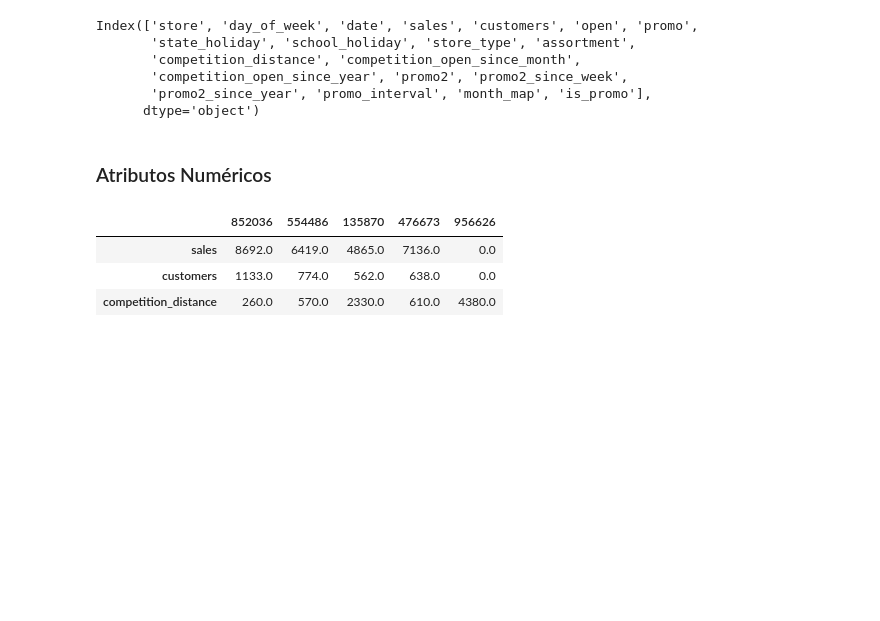
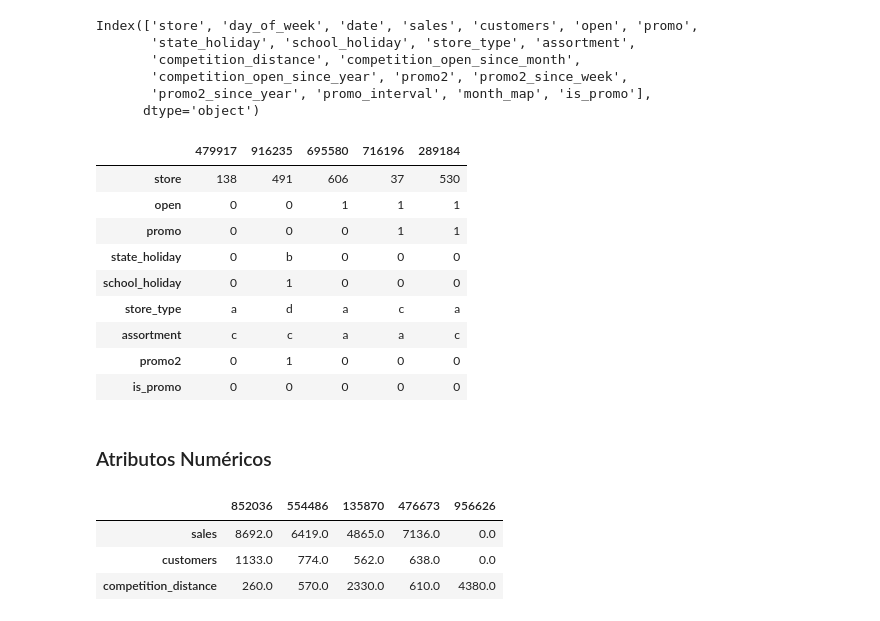
Before and after one commit to ricardosilvabr/rossmann-predict-sales, a Jupyter notebook: notebooks/v1_store_sales_prediction.ipynb, the cells around one changed output. Saved outputs shown, nothing was run; the diff lists cells and outputs as text; code cells hidden in the pictures; blank space fills up the shorter version.

```diff
--- a/notebooks/v1_store_sales_prediction.ipynb
+++ b/notebooks/v1_store_sales_prediction.ipynb
@@ -309,12 +325,33 @@ Index(['store', 'day_of_week', 'date', 'sales', 'customers', 'open', 'promo',
        'promo2_since_year', 'promo_interval', 'month_map', 'is_promo'],
       dtype='object')
 # %%
-num_attributes = df1[['sales', 'customers', 'competition_distance']]
+cat_class = ['nominal', 'ordinal']
+cat_dict = df_dict[df_dict.classe.isin(cat_class)]
+cat_list = list(df_dict[df_dict.classe.isin(cat_class)]['attribute'])
+cat_attributes = df1[cat_list]
 
-cat_attributes = df1[['store','day_of_week', 'open', 'promo', 'state_holiday', 'school_holiday',
-                     'store_type', 'assortment', 'competition_open_since_month', 'competition_open_since_year',
-                     'promo2', 'promo2_since_week', 'promo2_since_year',
-                     'promo_interval', 'month_map', 'is_promo']]
+num_class = ['contínuo', 'discreto']
+num_dict = df_dict[df_dict.classe.isin(num_class)]
+num_list = list(df_dict[df_dict.classe.isin(num_class)]['attribute'])
+num_attributes = df1[num_list]
+
+temp_class = ['temporal']
+temp_dict = df_dict[df_dict.classe.isin(temp_class)]
+temp_list = list(df_dict[df_dict.classe.isin(temp_class)]['attribute'])
+temp_attributes = df1[temp_list]
+# %%
+cat_attributes.sample(5).T
+# %% [output]
+|  | 479917 | 916235 | 695580 | 716196 | 289184 |
+| store | 138 | 491 | 606 | 37 | 530 |
+| open | 0 | 0 | 1 | 1 | 1 |
+| promo | 0 | 0 | 0 | 1 | 1 |
+| state_holiday | 0 | b | 0 | 0 | 0 |
+| school_holiday | 0 | 1 | 0 | 0 | 0 |
+| store_type | a | d | a | c | a |
+| assortment | c | c | a | a | c |
+| promo2 | 0 | 1 | 0 | 0 | 0 |
+| is_promo | 0 | 0 | 0 | 0 | 0 |
 # %% [markdown]
 ### Atributos Numéricos
 # %%
```
Also changed, not shown: parts of 2 cells of this notebook, 1 other file.
